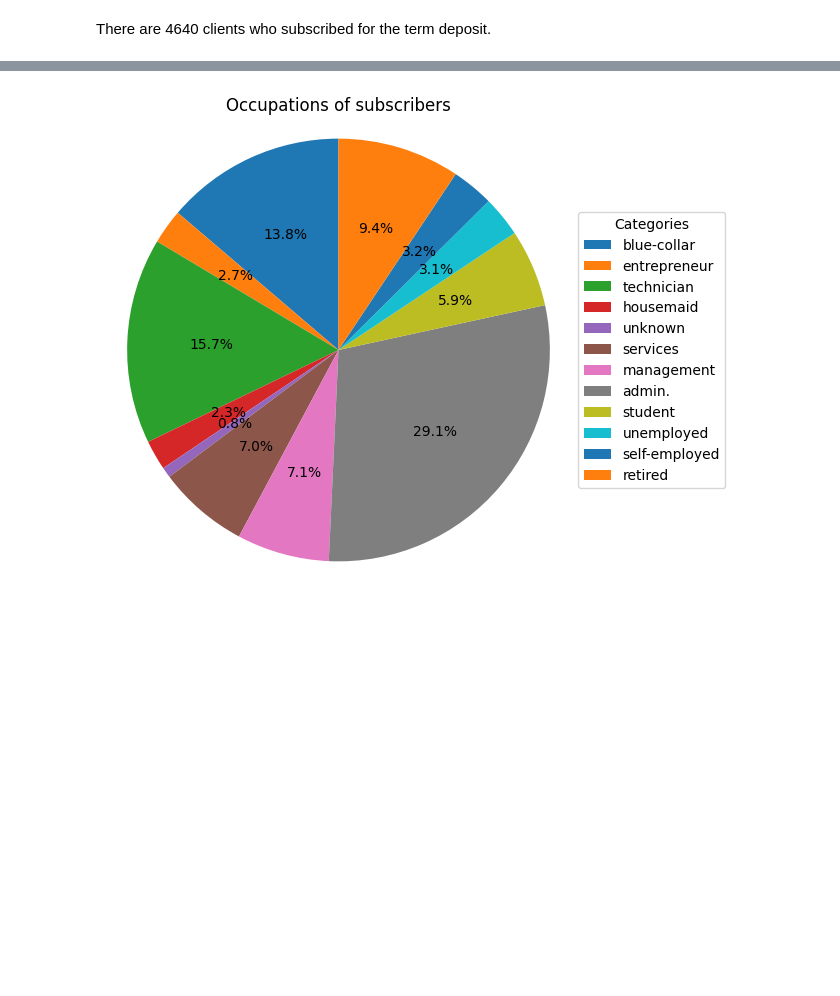
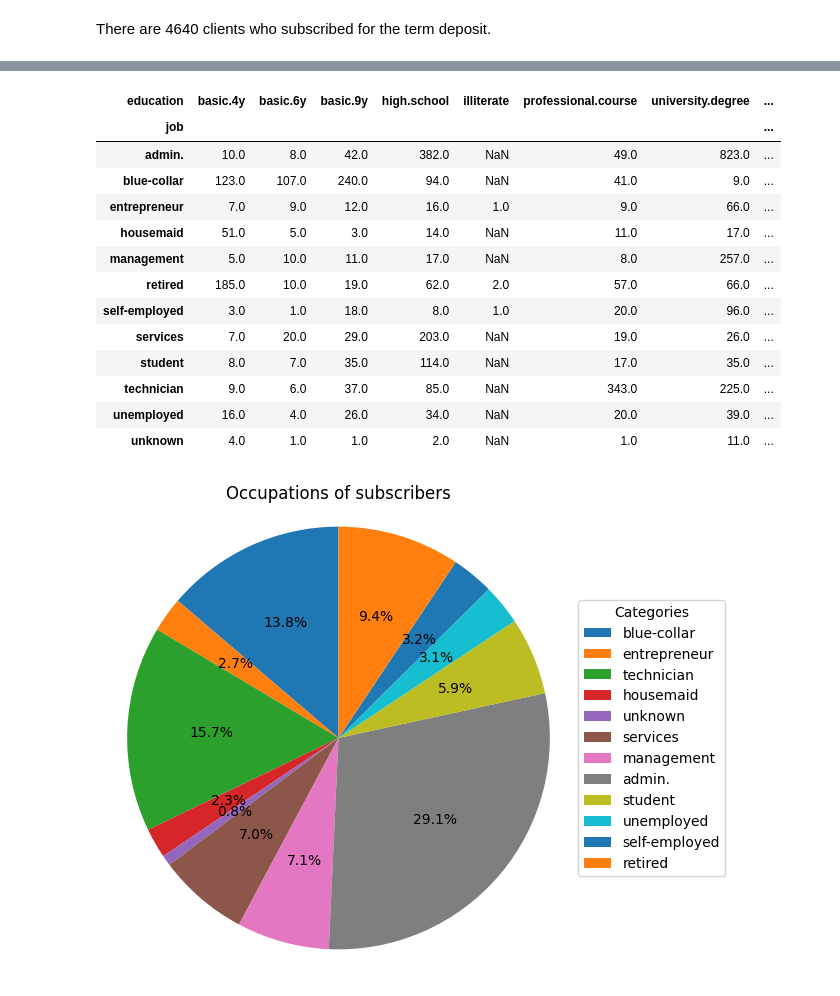
Before and after one commit to srimos/DI_Bootcamp, a Jupyter notebook: Week11/hackathon.ipynb, the cells around one changed output, grey strips where cells are left out. Drawn from its saved outputs; the diff is of its cells as text; code cells hidden in the pictures; blank space fills up the shorter version.

```diff
--- a/Week11/hackathon.ipynb
+++ b/Week11/hackathon.ipynb
@@ -315,3 +333,21 @@ There are 4640 clients who subscribed for the term deposit.
+# %%
+df_y_job=df_y.groupby('job')['education'].value_counts().unstack()
+df_y_job
+# %% [output]
+| education | basic.4y | basic.6y | basic.9y | high.school | illiterate | professional.course | university.degree | ... |
+| job |  |  |  |  |  |  |  | ... |
+| admin. | 10.0 | 8.0 | 42.0 | 382.0 | NaN | 49.0 | 823.0 | ... |
+| blue-collar | 123.0 | 107.0 | 240.0 | 94.0 | NaN | 41.0 | 9.0 | ... |
+| entrepreneur | 7.0 | 9.0 | 12.0 | 16.0 | 1.0 | 9.0 | 66.0 | ... |
+| housemaid | 51.0 | 5.0 | 3.0 | 14.0 | NaN | 11.0 | 17.0 | ... |
+| management | 5.0 | 10.0 | 11.0 | 17.0 | NaN | 8.0 | 257.0 | ... |
+| retired | 185.0 | 10.0 | 19.0 | 62.0 | 2.0 | 57.0 | 66.0 | ... |
+| self-employed | 3.0 | 1.0 | 18.0 | 8.0 | 1.0 | 20.0 | 96.0 | ... |
+| services | 7.0 | 20.0 | 29.0 | 203.0 | NaN | 19.0 | 26.0 | ... |
+| student | 8.0 | 7.0 | 35.0 | 114.0 | NaN | 17.0 | 35.0 | ... |
+| technician | 9.0 | 6.0 | 37.0 | 85.0 | NaN | 343.0 | 225.0 | ... |
+| unemployed | 16.0 | 4.0 | 26.0 | 34.0 | NaN | 20.0 | 39.0 | ... |
+| unknown | 4.0 | 1.0 | 1.0 | 2.0 | NaN | 1.0 | 11.0 | ... |
 # %%
 job_y_count=Counter(df_y['job'])
 job_y_count
```
Also changed, not shown: parts of 13 cells of this notebook, 1 other file.
